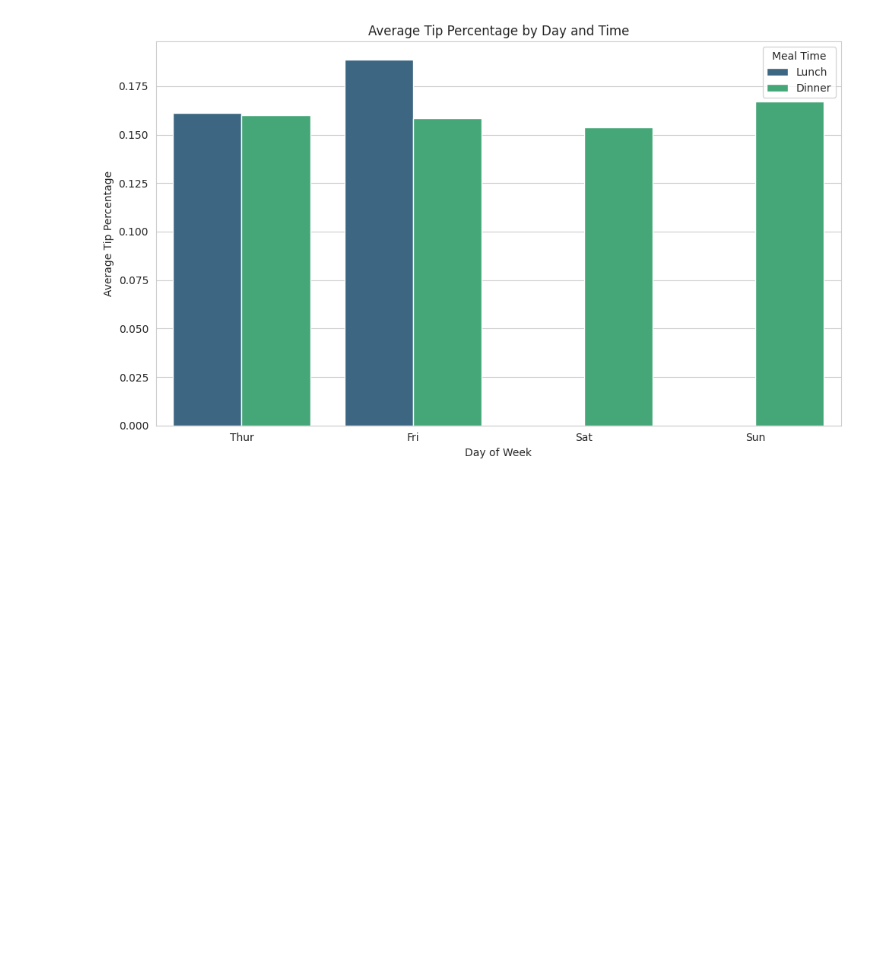
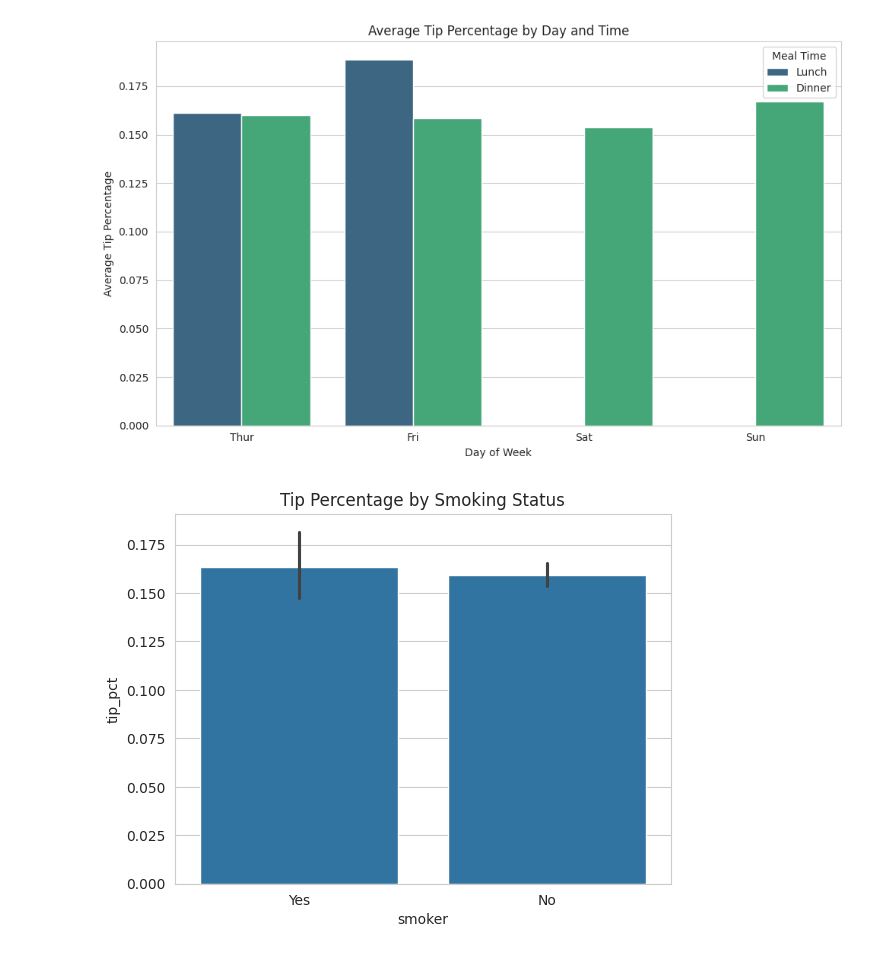
Before and after one commit to raja6294/Data_Analytics, a Jupyter notebook: test.ipynb, the cells around one changed output. Saved outputs shown, nothing was run; the diff lists cells and outputs as text; code cells hidden in the pictures; blank space fills up the shorter version.

Commit message:
added data chart

```diff
--- a/test.ipynb
+++ b/test.ipynb
@@ -263,3 +263,9 @@ plt.tight_layout()
 plt.show()
 # %% [output]
 [figure]
+# %%
+sns.barplot(x='smoker',y='tip_pct',data=tips_df)
+plt.title('Tip Percentage by Smoking Status')
+plt.show()
+# %% [output]
+[figure, added]
```
